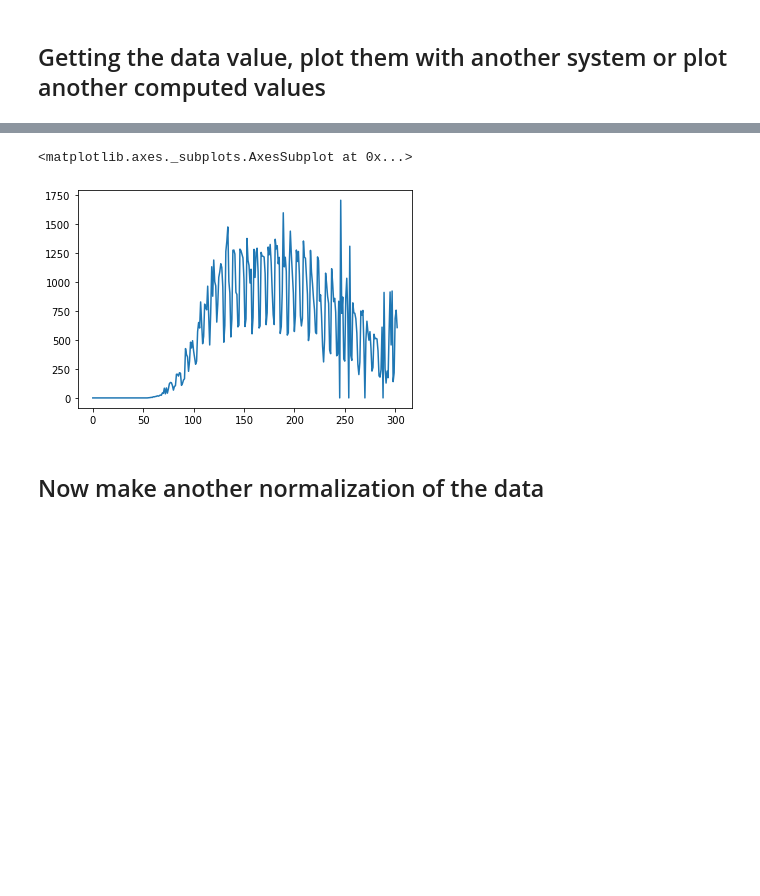
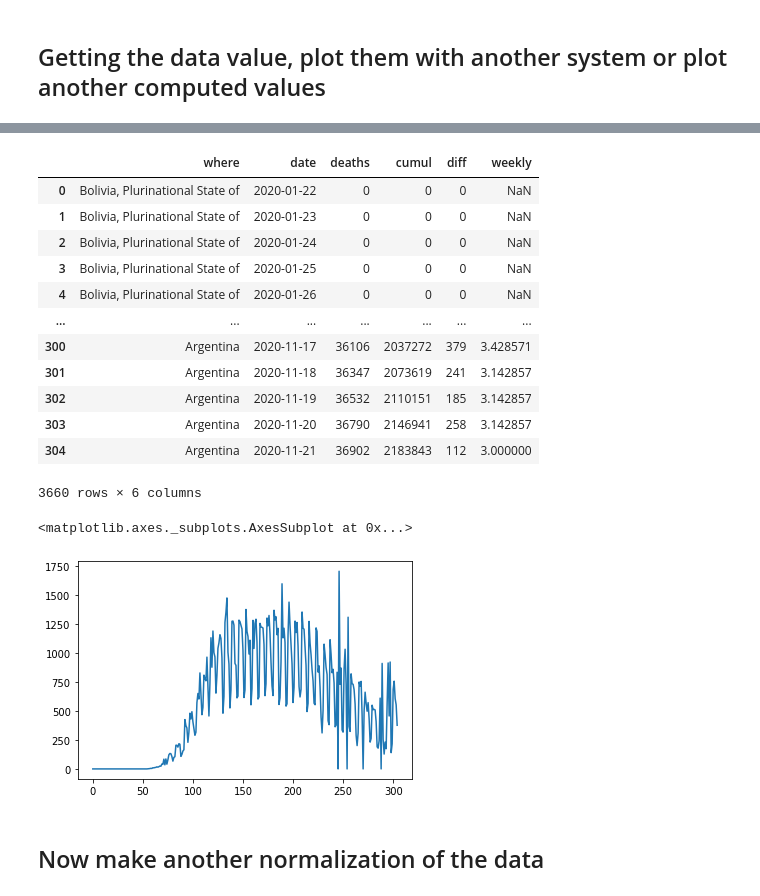
Before and after one commit to coa-project/coabook, a Jupyter notebook: using_pycoa_in_depth.ipynb, the cells around one changed output, grey strips where cells are left out. Cells and saved outputs as stored; diff of their text form; code cells hidden in the pictures; blank space fills up the shorter version.

```diff
--- a/using_pycoa_in_depth.ipynb
+++ b/using_pycoa_in_depth.ipynb
@@ -114,10 +129,25 @@ matplotlib.pyplot.plot(data_array) # plotting using matplotlib a numpy array
 # %%
-data=cf.get(where='South america',which='deaths',output='pandas')   # this is a numpy array
+data=cf.get(where='South america',which='deaths',output='pandas',what='daily')   # this is a numpy array
+data
+# %% [output]
+|  | where | date | deaths | cumul | diff | weekly |
+| 0 | Bolivia, Plurinational State of | 2020-01-22 | 0 | 0 | 0 | NaN |
+| 1 | Bolivia, Plurinational State of | 2020-01-23 | 0 | 0 | 0 | NaN |
+| 2 | Bolivia, Plurinational State of | 2020-01-24 | 0 | 0 | 0 | NaN |
+| 3 | Bolivia, Plurinational State of | 2020-01-25 | 0 | 0 | 0 | NaN |
+| 4 | Bolivia, Plurinational State of | 2020-01-26 | 0 | 0 | 0 | NaN |
+| ... | ... | ... | ... | ... | ... | ... |
+| 300 | Argentina | 2020-11-17 | 36106 | 2037272 | 379 | 3.428571 |
+| 301 | Argentina | 2020-11-18 | 36347 | 2073619 | 241 | 3.142857 |
+| 302 | Argentina | 2020-11-19 | 36532 | 2110151 | 185 | 3.142857 |
+| 303 | Argentina | 2020-11-20 | 36790 | 2146941 | 258 | 3.142857 |
+| 304 | Argentina | 2020-11-21 | 36902 | 2183843 | 112 | 3.000000 |
+3660 rows × 6 columns
 # %%
 data[data['where']=='Brazil']['diff'].plot() # using plot pandas.dataframe.plot() function which returns a matplotlib plot
 # %% [output]
 <matplotlib.axes._subplots.AxesSubplot at 0x...>
-[figure, old version]
+[figure, new version]
 # %% [markdown]
 ## Now make another normalization of the data
 # %%
```
Also changed, not shown: parts of 5 cells of this notebook.
